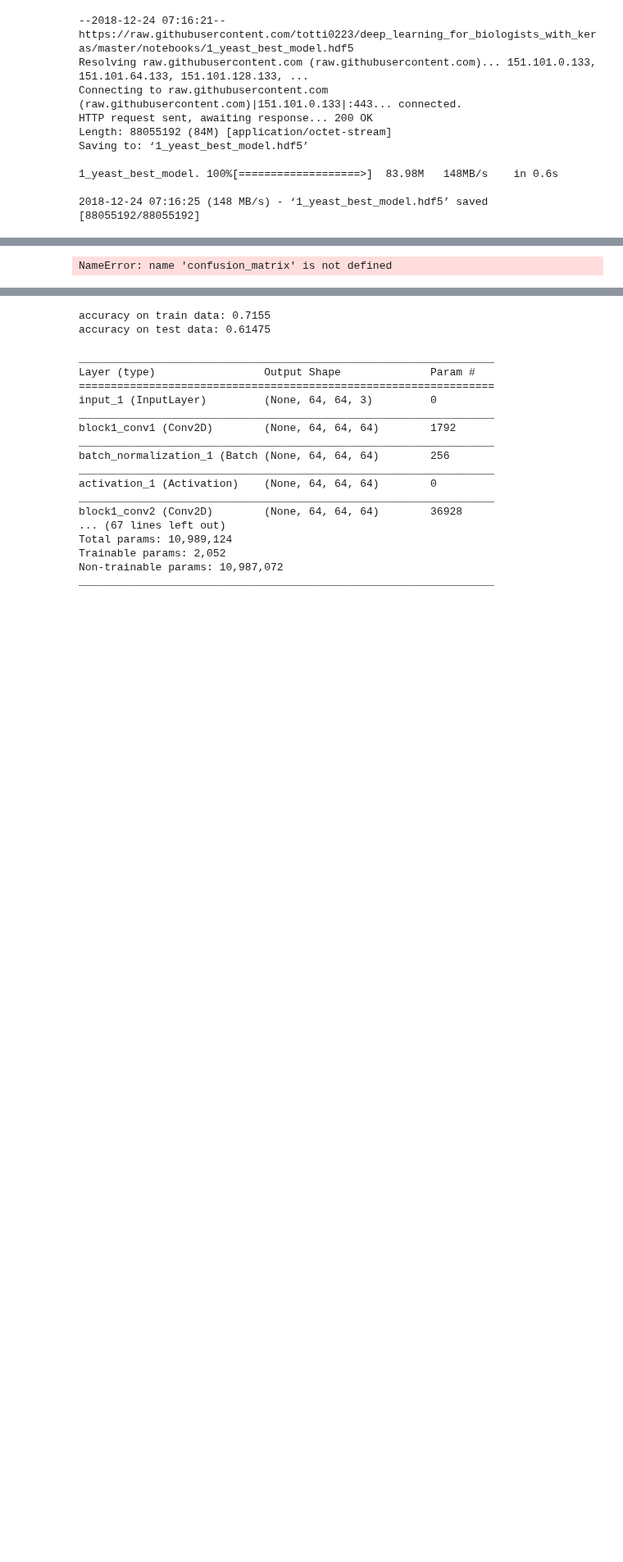
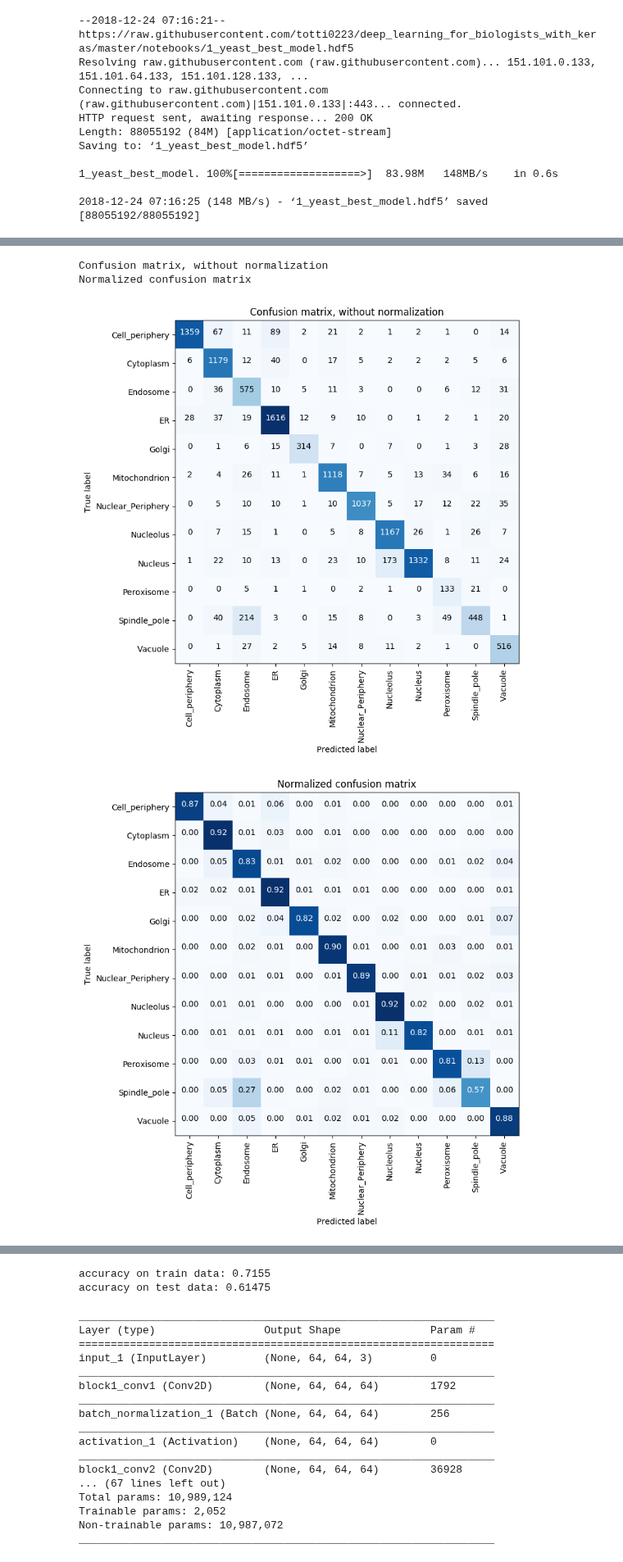
Before and after one commit to totti0223/deep_learning_for_biologists_with_keras, a Jupyter notebook: notebooks/1_deepyeast.ipynb, the cells around one changed output, grey strips where cells are left out. Shown at 82% size. Saved outputs shown, nothing was run; the diff lists cells and outputs as text; code cells hidden in the pictures; blank space fills up the shorter version.

```diff
--- a/notebooks/1_deepyeast.ipynb
+++ b/notebooks/1_deepyeast.ipynb
@@ -302,0 +300,15 @@ evaluation summary function by sklearn.
+# %%
+#evaluate the test dataset by sklearn evaluation functions.
+
+#1.first redefine the test generator without shuffling
+#2.also modified the batch_size to 10 from 32(default) so that all of the data will be feed.
+#note that the above cells evaluation does not feed all the images because the number of images
+#cannot be evenly divided by 32, and values slightly changes every time. in order to prevent, define the batch size yourself.
+test_datagen = _ImageDataGenerator(rescale=1/255.)
+test_generator = test_datagen.flow_from_dataframe(dataframe=test_df,
+                                  directory=None,
+                                  x_col="filename",
+                                  y_col="class",
+                                  has_ext = True,
+                                  target_size=(64,64),
+                                  class_mode="categorical",shuffle=False,batch_size=10)
@@ -302,0 +318,13 @@ evaluation summary function by sklearn.
+# %%
+#the label of each images in array
+true_y = test_generator.classes
+print(true_y)
+
+#predicted label of dataset
+pred_in_one_hot = model.predict_generator(test_generator, test_generator.n//test_generator.batch_size)
+
+#one hot to numbers
+pred_y = np.argmax(pred_in_one_hot,axis=1)
+
+#Names that correspond to labels
+label_names = ['Cell_periphery','Cytoplasm','Endosome','ER','Golgi','Mitochondrion','Nuclear_Periphery','Nucleolus','Nucleus','Peroxisome','Spindle_pole','Vacuole']
@@ -324,11 +410,21 @@ let's get the confusion matrix, also using the sklearn function
 # %%
-import kwb.utils
+plt.style.use('default')
 
-cnf = confusion_matrix(true_y, pred_y)
 np.set_printoptions(precision=2)
 
+# Plot non-normalized confusion matrix
 plt.figure(figsize=(8,8))
-kwb.utils.plot_confusion_matrix(cnf, classes=label_name,
-                      title='Confusion matrix',normalize=True)
+plot_confusion_matrix(cnf, classes=label_names,
+                      title='Confusion matrix, without normalization')
+
+# Plot normalized confusion matrix
+plt.figure(figsize=(8,8))
+plot_confusion_matrix(cnf, classes=label_names, normalize=True,
+                      title='Normalized confusion matrix')
+
+plt.show()
 # %% [output]
-NameError: name 'confusion_matrix' is not defined
+Confusion matrix, without normalization
+Normalized confusion matrix
+[figure, added]
+[figure, added]
```
Also changed, not shown: parts of 27 cells of this notebook.
